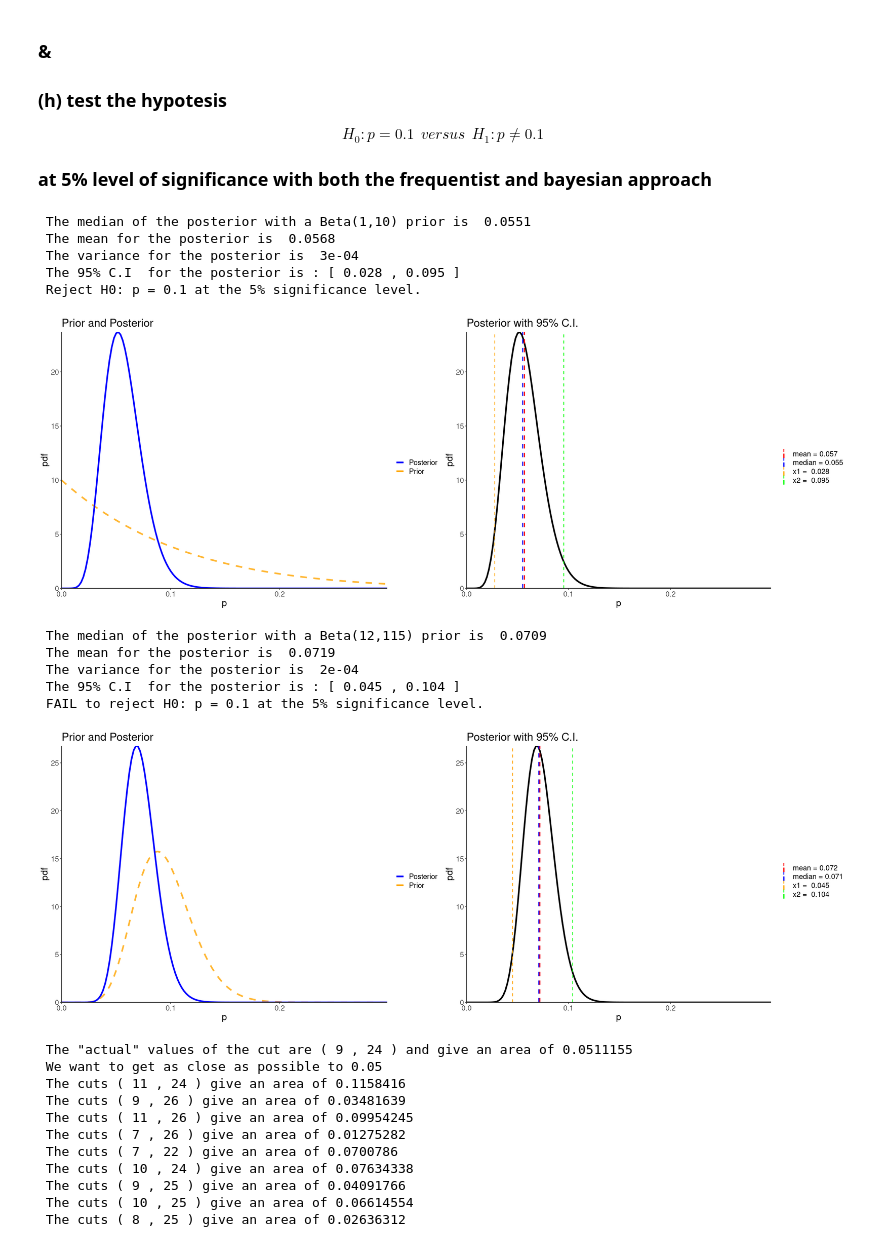
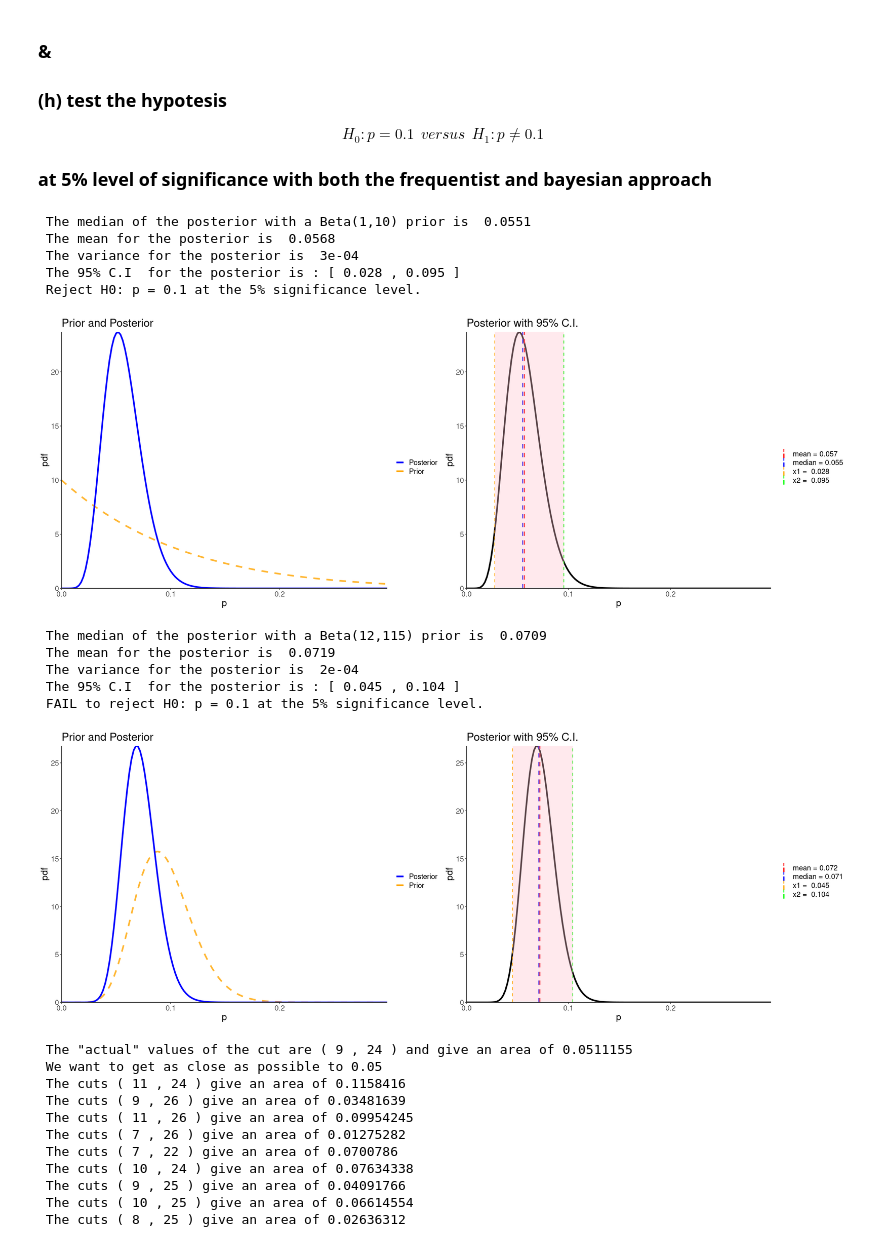
Before and after one commit to AleCapoPhys/AdvancedStatisticsForPhysicsAnalysis, a Jupyter notebook: 06_AdvStatPhys_Capodaglio.ipynb, the cells around one changed output. Drawn from its saved outputs; the diff is of its cells as text; code cells hidden in the pictures.

```diff
--- a/06_AdvStatPhys_Capodaglio.ipynb
+++ b/06_AdvStatPhys_Capodaglio.ipynb
@@ -750,35 +752,37 @@ plot <-  ggplot() +
 
 plot1 <-  ggplot() +
             geom_line(data = df_prob_X[1:150,], mapping = aes(x=p[1:150], y= df_prob_X[1:150,3]), size = 1.5) +
             ggtitle('Posterior with 95% C.I.')+
             geom_vline(aes(xintercept = mean_X , colour = paste('mean =', round(mean_X, 3))), linetype = 'dashed', size = 1) +
             geom_vline(aes(xintercept = median_X , colour = paste('median =', round(median_X, 3))), linetype = 'dashed', size = 1) +
             geom_vline(aes(xintercept = cutoffs[1], colour = paste('x1 = ', round(cutoffs[1], 3))), linetype = 'dashed', size = 0.7) +
             geom_vline(aes(xintercept = cutoffs[2],  colour = paste('x2 = ', round(cutoffs[2], 3))), linetype = 'dashed', size = 0.7) +
             theme_classic()+
             theme(text = element_text(size = 18)) +
             scale_x_continuous(name= 'p',expand = c(0, 0))+
             scale_y_continuous(name = 'pdf', expand = c(0, 0))+
-            scale_color_manual(values=c("red", "blue", "orange", 'green'), name = "")
+            scale_color_manual(values=c("red", "blue", "orange", 'green'), name = "")+
+            geom_ribbon(data = df_prob_X[1:150, ], aes(y = df_prob_X[1:150,3], xmax = cutoffs[2],xmin = cutoffs[1]), fill = 'pink', alpha = 0.35)
+
 
 
 
 ggarrange(plot,plot1, nrow = 1, ncol = 2)
 
 
 cat(paste('\n The median of the posterior with a Beta(1,10) prior is ', round(median_X,4)), "")
 cat(paste('\n The mean for the posterior is ', round(mean_X,4)), "")
 cat(paste('\n The variance for the posterior is ', round(var_X,4)), "")
 cat(paste('\n The 95% C.I  for the posterior is : [', round(cutoffs[1],3),',', round(cutoffs[2],3), ']'))
 
 cat(paste('\n Reject H0: p = 0.1 at the 5% significance level. '))
 # %% [output]
  The median of the posterior with a Beta(1,10) prior is  0.0551
  The mean for the posterior is  0.0568
  The variance for the posterior is  3e-04
  The 95% C.I  for the posterior is : [ 0.028 , 0.095 ]
  Reject H0: p = 0.1 at the 5% significance level.
-[figure, old version]
+[figure, new version]
 # %%
 ### --------Bayesian-------------####
 a <- 12
@@ -838,7 +842,9 @@ plot1 <-  ggplot() +
             theme(text = element_text(size = 18)) +
             scale_x_continuous(name= 'p',expand = c(0, 0))+
             scale_y_continuous(name = 'pdf', expand = c(0, 0))+
-            scale_color_manual(values=c("red", "blue", "orange", 'green'), name = "")
+            scale_color_manual(values=c("red", "blue", "orange", 'green'), name = "")+
+            geom_ribbon(data = df_prob_X[1:150, ], aes(y = df_prob_X[1:150,3], xmax = cutoffs[2],xmin = cutoffs[1]), fill = 'pink', alpha = 0.35)
+
 
 
 
@@ -857,7 +863,7 @@ cat(paste('\n FAIL to reject H0: p = 0.1 at the 5% significance level. '))
  The variance for the posterior is  2e-04
  The 95% C.I  for the posterior is : [ 0.045 , 0.104 ]
  FAIL to reject H0: p = 0.1 at the 5% significance level.
-[figure, old version]
+[figure, new version]
 # %%
 left_cut <- function(left){pbinom(left, n, 0.1)}
 right_cut <- function(right){1- pbinom(right, n, 0.1)}
```
Also changed, not shown: parts of 10 cells of this notebook.
